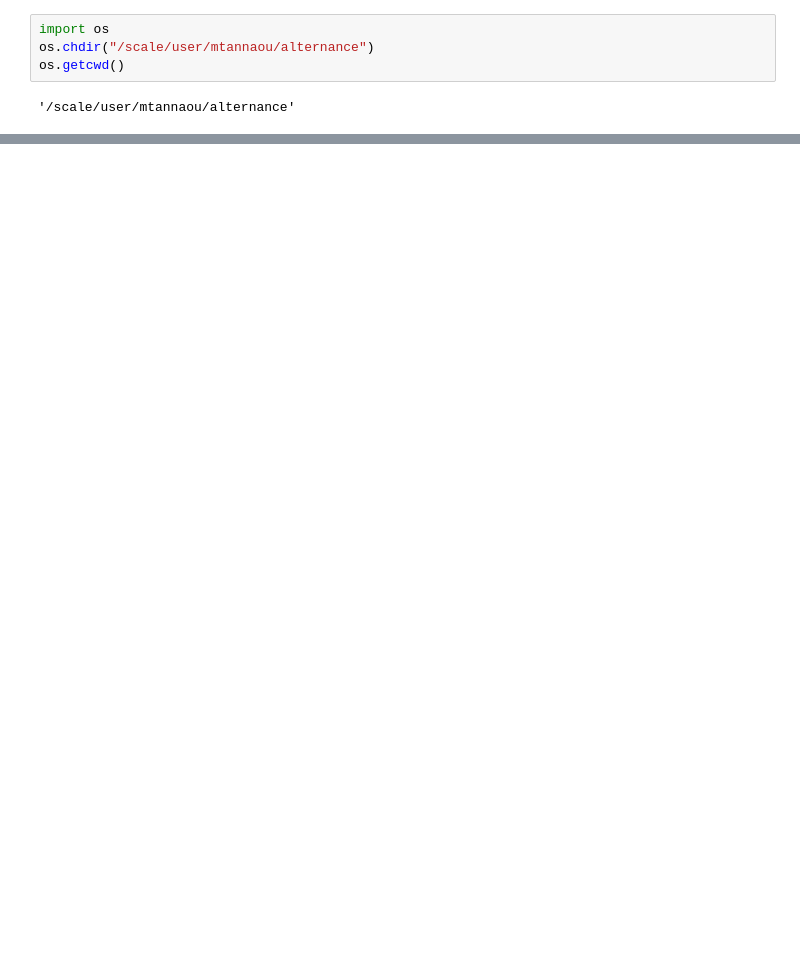
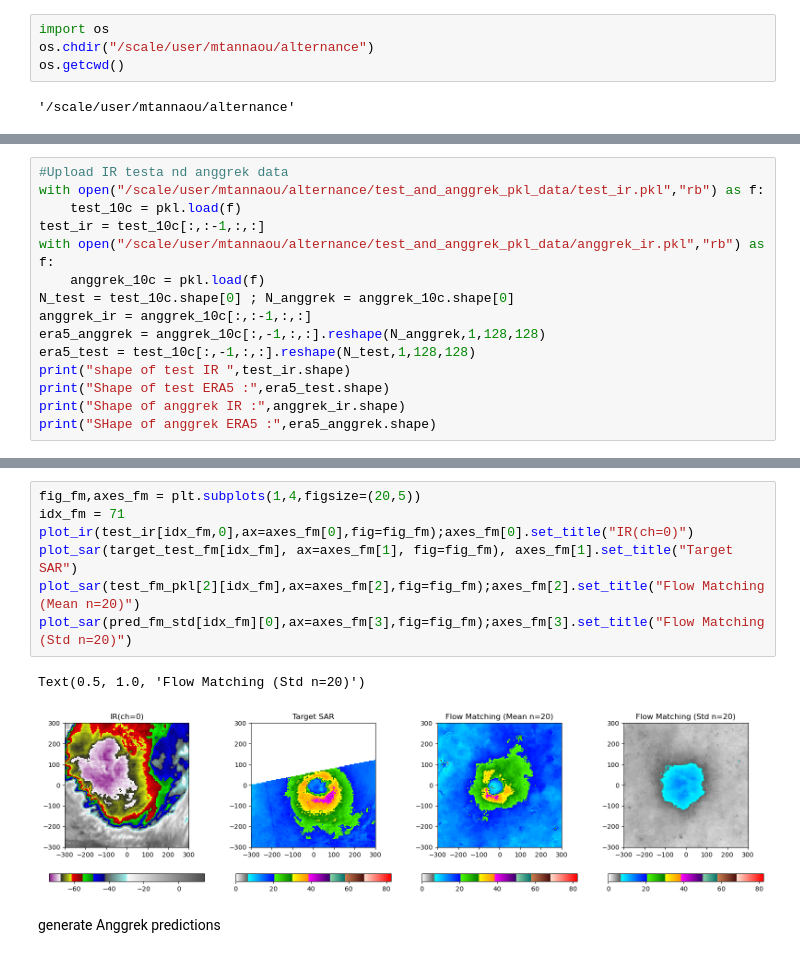
Before and after one commit to medtannaoui/ifremer_multimodality, a Jupyter notebook: src/IR_to_SAR/ML_IR_SAR/anggrek_predictions_cr.ipynb, the cells around one changed output, grey strips where cells are left out. Cells and saved outputs as stored; diff of their text form; blank space fills up the shorter version.

```diff
--- a/src/IR_to_SAR/ML_IR_SAR/anggrek_predictions_cr.ipynb
+++ b/src/IR_to_SAR/ML_IR_SAR/anggrek_predictions_cr.ipynb
@@ -381,0 +48,15 @@ AssertionError: CSV a 153 lignes mais sar_pred a 151 images
+# %%
+#Upload IR testa nd anggrek data
+with open("/scale/user/mtannaou/alternance/test_and_anggrek_pkl_data/test_ir.pkl","rb") as f:
+    test_10c = pkl.load(f)
+test_ir = test_10c[:,:-1,:,:]
+with open("/scale/user/mtannaou/alternance/test_and_anggrek_pkl_data/anggrek_ir.pkl","rb") as f:
+    anggrek_10c = pkl.load(f)
+N_test = test_10c.shape[0] ; N_anggrek = anggrek_10c.shape[0]
+anggrek_ir = anggrek_10c[:,:-1,:,:]
+era5_anggrek = anggrek_10c[:,-1,:,:].reshape(N_anggrek,1,128,128)
+era5_test = test_10c[:,-1,:,:].reshape(N_test,1,128,128)
+print("shape of test IR ",test_ir.shape)
+print("Shape of test ERA5 :",era5_test.shape)
+print("Shape of anggrek IR :",anggrek_ir.shape)
+print("SHape of anggrek ERA5 :",era5_anggrek.shape)
@@ -381,0 +117,12 @@ AssertionError: CSV a 153 lignes mais sar_pred a 151 images
+# %%
+fig_fm,axes_fm = plt.subplots(1,4,figsize=(20,5))
+idx_fm = 71
+plot_ir(test_ir[idx_fm,0],ax=axes_fm[0],fig=fig_fm);axes_fm[0].set_title("IR(ch=0)")
+plot_sar(target_test_fm[idx_fm], ax=axes_fm[1], fig=fig_fm), axes_fm[1].set_title("Target SAR")
+plot_sar(test_fm_pkl[2][idx_fm],ax=axes_fm[2],fig=fig_fm);axes_fm[2].set_title("Flow Matching (Mean n=20)")
+plot_sar(pred_fm_std[idx_fm][0],ax=axes_fm[3],fig=fig_fm);axes_fm[3].set_title("Flow Matching (Std n=20)")
+# %% [output]
+Text(0.5, 1.0, 'Flow Matching (Std n=20)')
+[figure, added]
+# %% [markdown]
+generate Anggrek predictions
```
Also changed, not shown: parts of 36 cells of this notebook, 2 other files.
